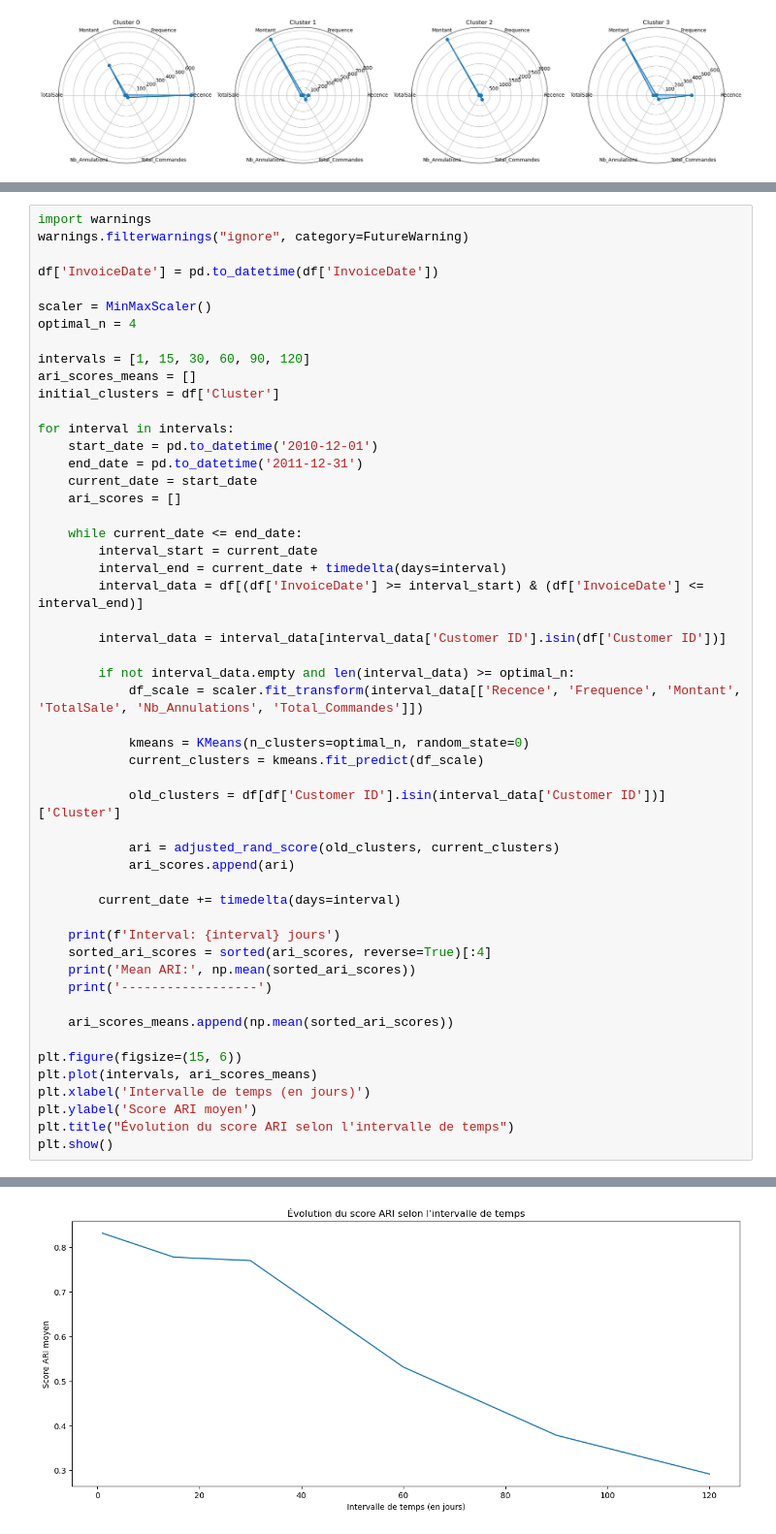
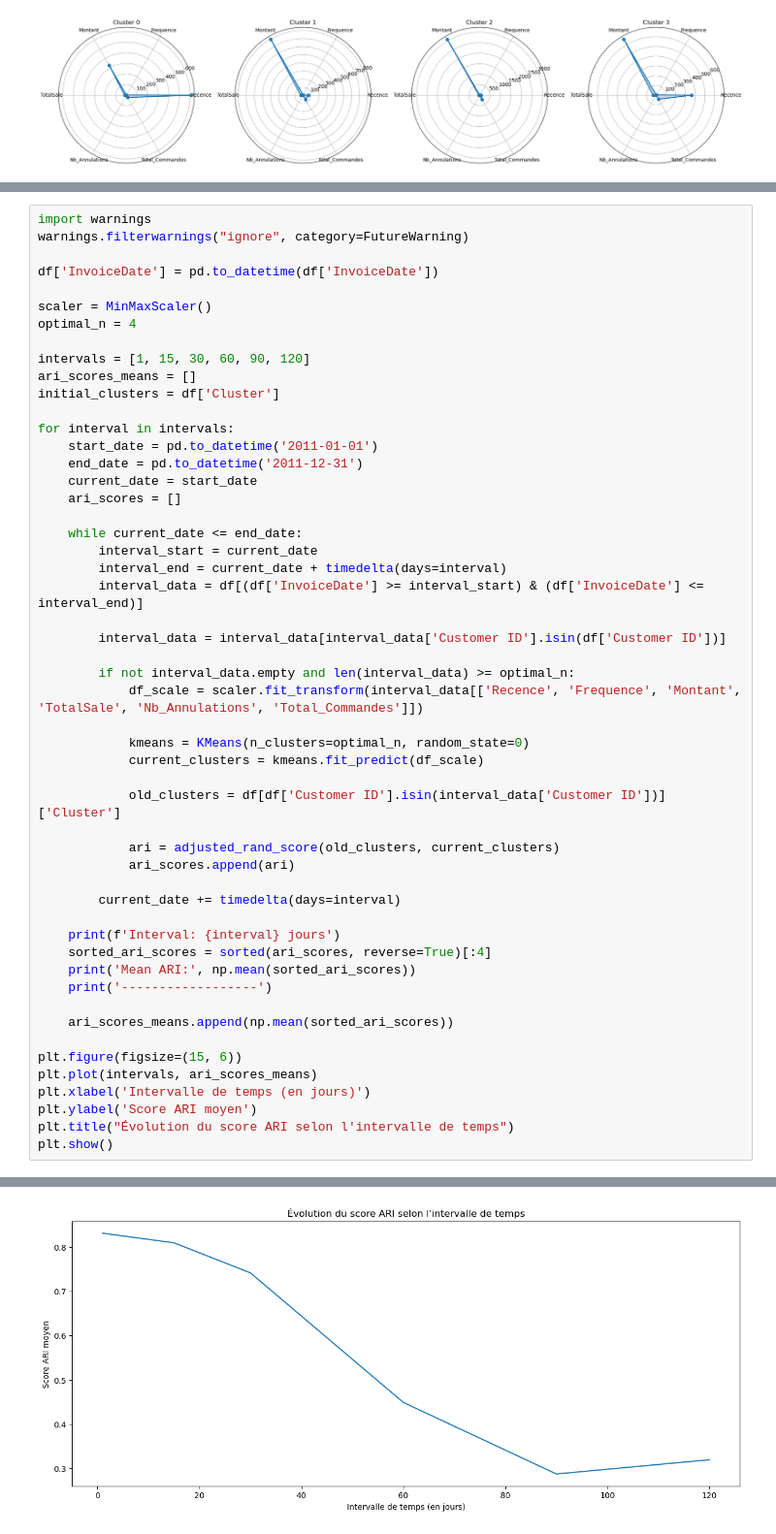
Before and after one commit to neevaiti/segmentation_client_simplon, a Jupyter notebook: seg_clients.ipynb, the cells around one changed output, grey strips where cells are left out. Shown at 97% size. Cells and saved outputs as stored; diff of their text form.

```diff
--- a/seg_clients.ipynb
+++ b/seg_clients.ipynb
@@ -242,7 +241,7 @@ ari_scores_means = []
 initial_clusters = df['Cluster']
 
 for interval in intervals:
-    start_date = pd.to_datetime('2010-12-01')
+    start_date = pd.to_datetime('2011-01-01')
     end_date = pd.to_datetime('2011-12-31')
     current_date = start_date
     ari_scores = []
@@ -301,2 +300,2 @@ Mean ARI: 0.2917686432867417
 ------------------
-[figure, old version]
+[figure, new version]
```
Also changed, not shown: parts of 7 cells of this notebook.
